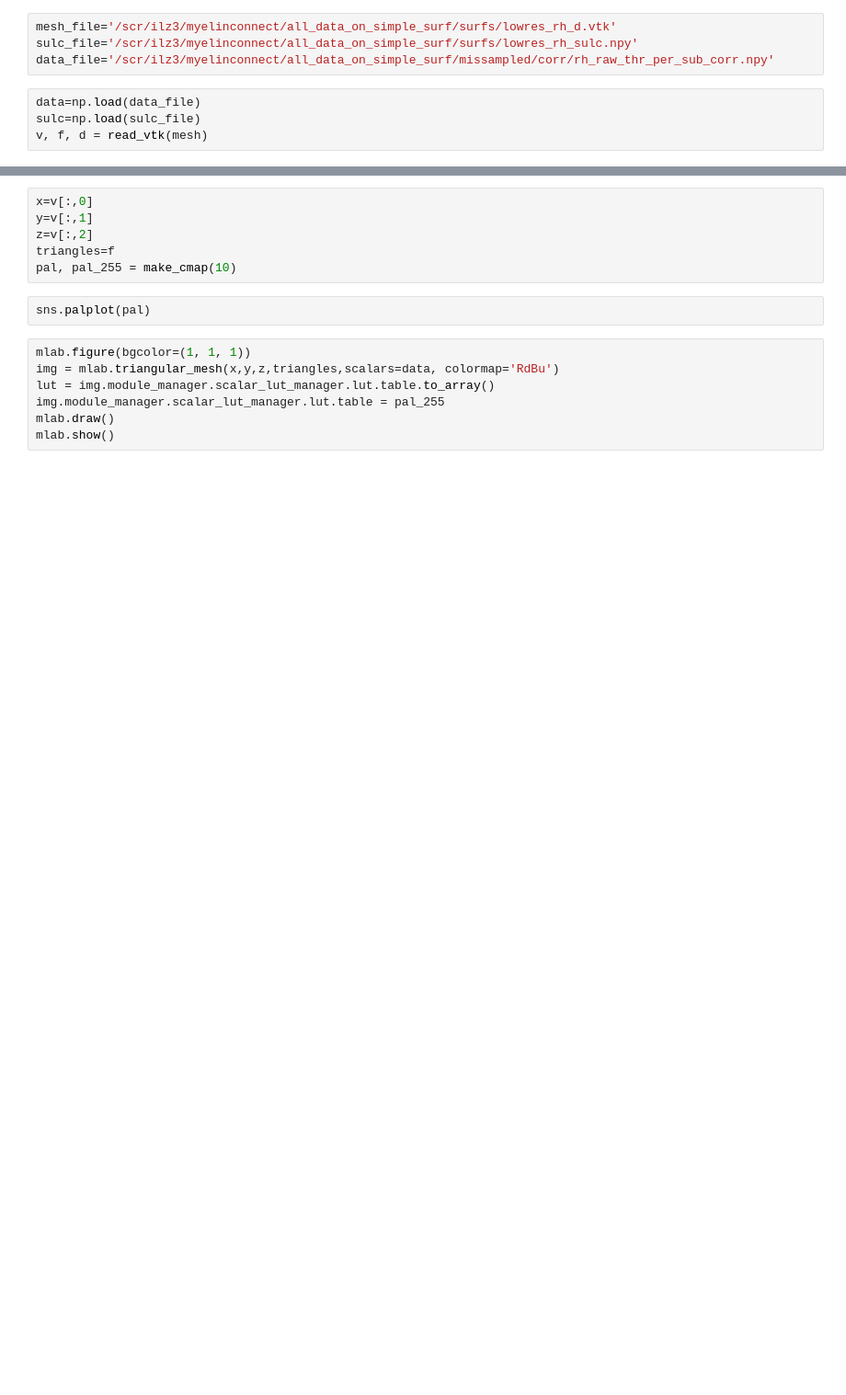
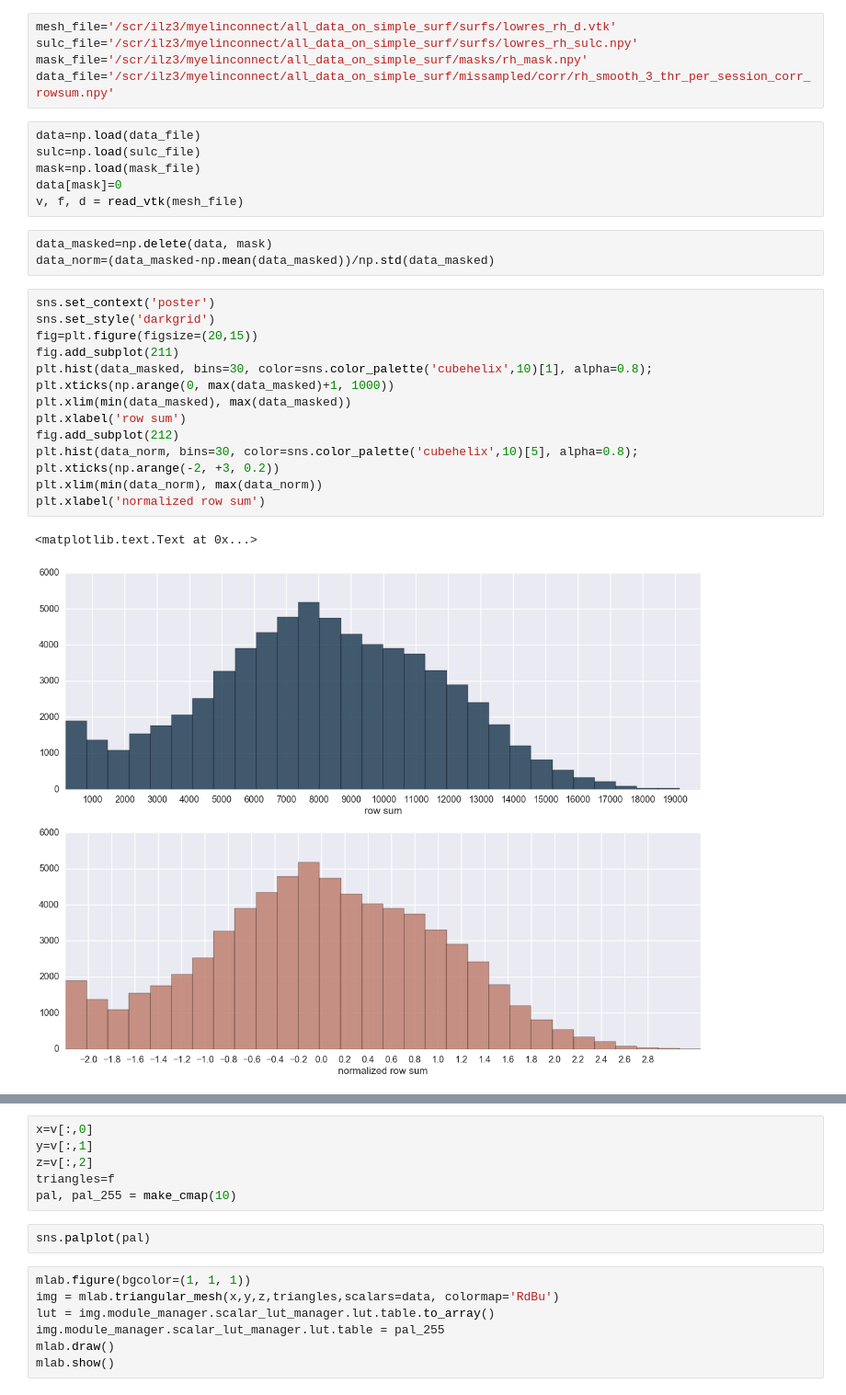
Before and after one commit to juhuntenburg/myelinconnect, a Jupyter notebook: notebooks/plot_surfs.ipynb, the cells around one changed output, grey strips where cells are left out. Shown: that part at 92% size. Cells and saved outputs as stored; diff of their text form; blank space fills up the shorter version.

```diff
--- a/notebooks/plot_surfs.ipynb
+++ b/notebooks/plot_surfs.ipynb
@@ -29,9 +28,32 @@ def make_cmap(c):
 # %%
 mesh_file='/scr/ilz3/myelinconnect/all_data_on_simple_surf/surfs/lowres_rh_d.vtk'
 sulc_file='/scr/ilz3/myelinconnect/all_data_on_simple_surf/surfs/lowres_rh_sulc.npy'
-data_file='/scr/ilz3/myelinconnect/all_data_on_simple_surf/missampled/corr/rh_raw_thr_per_sub_corr.npy'
+mask_file='/scr/ilz3/myelinconnect/all_data_on_simple_surf/masks/rh_mask.npy'
+data_file='/scr/ilz3/myelinconnect/all_data_on_simple_surf/missampled/corr/rh_smooth_3_thr_per_session_corr_rowsum.npy'
 # %%
 data=np.load(data_file)
 sulc=np.load(sulc_file)
-v, f, d = read_vtk(mesh)
+mask=np.load(mask_file)
+data[mask]=0
+v, f, d = read_vtk(mesh_file)
+# %%
+data_masked=np.delete(data, mask)
+data_norm=(data_masked-np.mean(data_masked))/np.std(data_masked)
+# %%
+sns.set_context('poster')
+sns.set_style('darkgrid')
+fig=plt.figure(figsize=(20,15))
+fig.add_subplot(211)
+plt.hist(data_masked, bins=30, color=sns.color_palette('cubehelix',10)[1], alpha=0.8);
+plt.xticks(np.arange(0, max(data_masked)+1, 1000))
+plt.xlim(min(data_masked), max(data_masked))
+plt.xlabel('row sum')
+fig.add_subplot(212)
+plt.hist(data_norm, bins=30, color=sns.color_palette('cubehelix',10)[5], alpha=0.8);
+plt.xticks(np.arange(-2, +3, 0.2))
+plt.xlim(min(data_norm), max(data_norm))
+plt.xlabel('normalized row sum')
+# %% [output]
+<matplotlib.text.Text at 0x...>
+[figure, added]
 # %%
```
Also changed, not shown: parts of 5 cells of this notebook, 2 other files.
